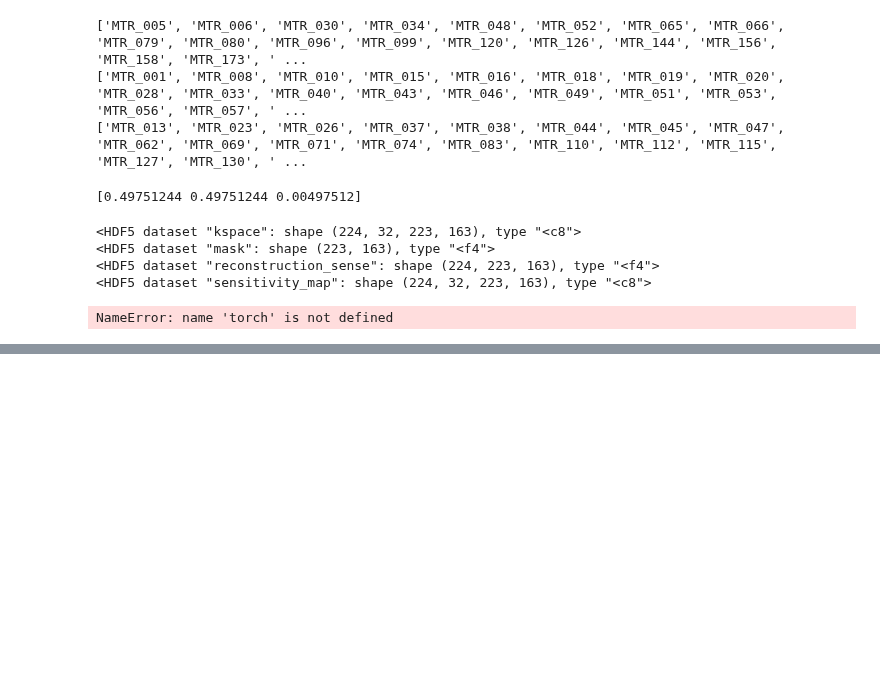
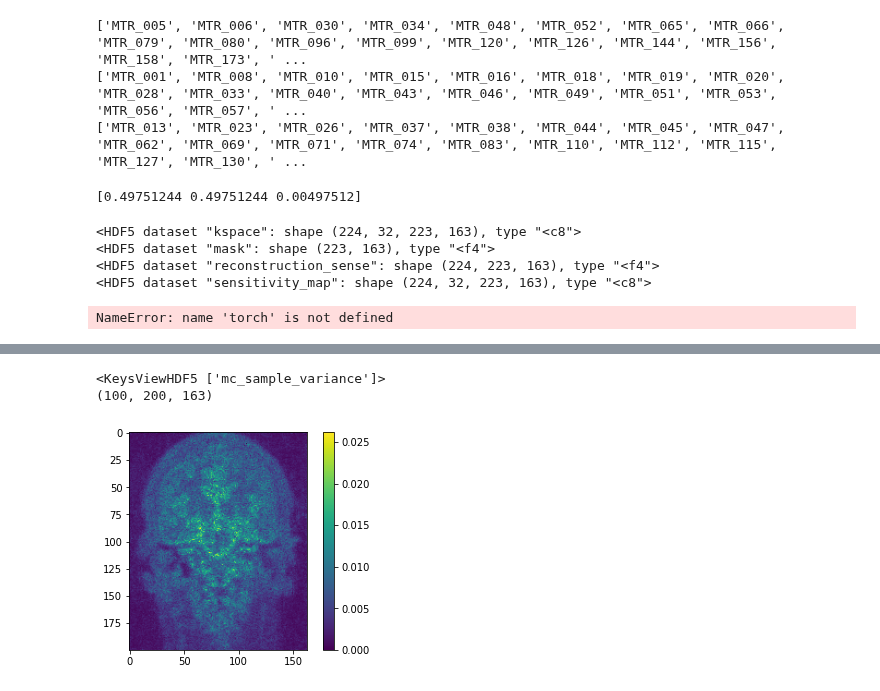
Before and after one commit to LysanderdeJong/RecSeg, a Jupyter notebook: test_ground.ipynb, the cells around one changed output, grey strips where cells are left out. Drawn from its saved outputs; the diff is of its cells as text; code cells hidden in the pictures; blank space fills up the shorter version.

```diff
--- a/test_ground.ipynb
+++ b/test_ground.ipynb
@@ -215,0 +328,11 @@ import mridc
+# %%
+hf = h5py.File("/scratch/lgdejong/results/uncertainty/cirim_1c_64f_poisson2d/mc_variance/DMF007_T2_AXFLAIR_coronal.h5")
+print(hf.keys())
+print(hf["mc_sample_variance"].shape)
+ax = plt.imshow(hf["mc_sample_variance"][slice_idx])
+plt.colorbar(ax)
+plt.show()
+# %% [output]
+<KeysViewHDF5 ['mc_sample_variance']>
+(100, 200, 163)
+[figure, added]
```
Also changed, not shown: parts of 9 cells of this notebook, 17 other files.
